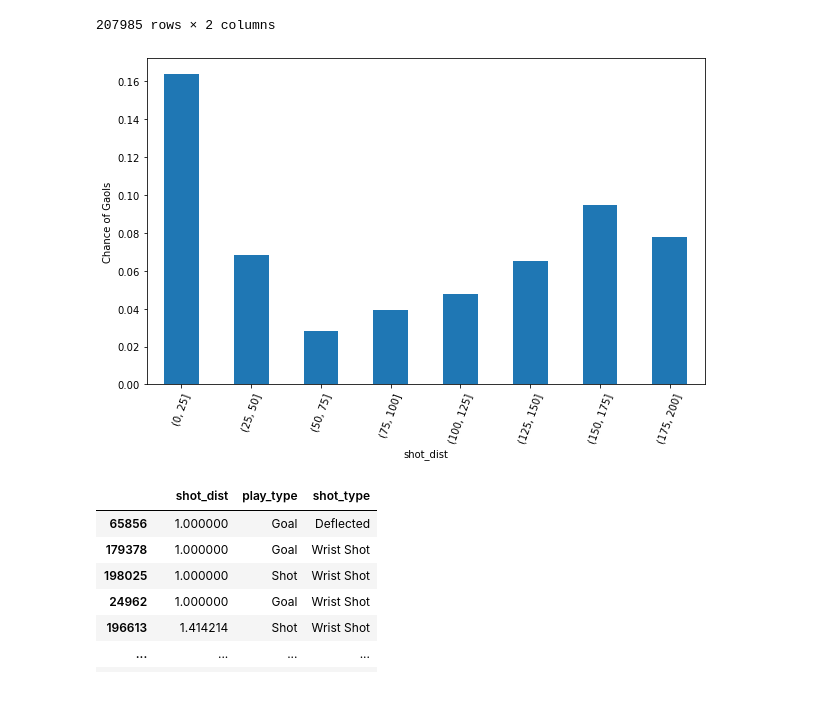
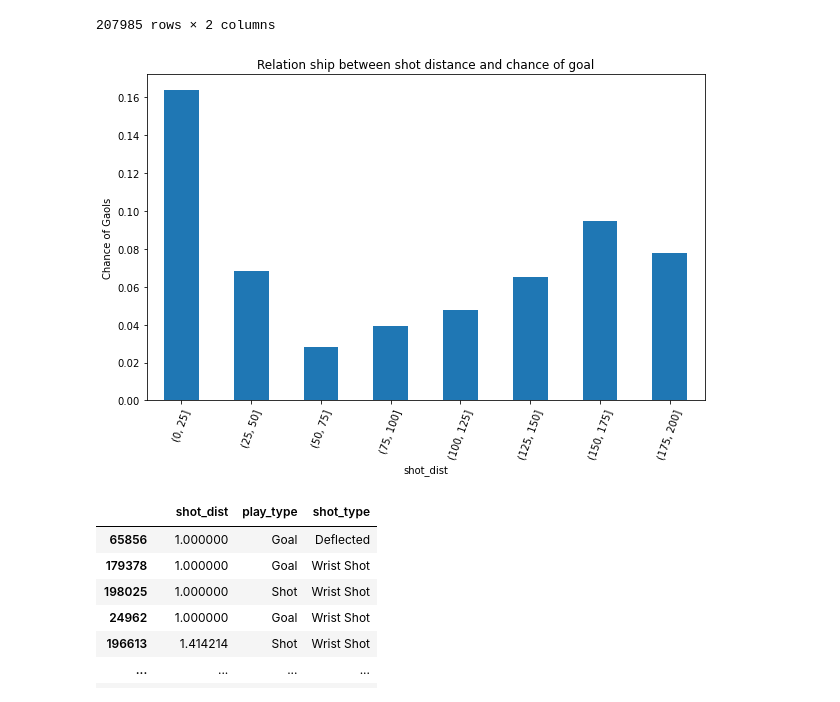
Before and after one commit to hfereidouni/DataScience, a Jupyter notebook: CodeBase/visualization_pt1.ipynb, the cells around one changed output. Saved outputs shown, nothing was run; the diff lists cells and outputs as text; code cells hidden in the pictures.

```diff
--- a/CodeBase/visualization_pt1.ipynb
+++ b/CodeBase/visualization_pt1.ipynb
@@ -122,25 +123,26 @@ df_1820_filtered
 # %%
 df_dist = df_1820_filtered[["play_type","shot_dist"]]
 max_dist = np.sqrt((100*2)**2+42.5**2)
 bins=list(range(0,round(max_dist),25))
 df_1820_filtered_shot = df_1820_filtered #[df_1820_filtered["play_type"]=="Shot"]
 df_1820_filtered_goal = df_1820_filtered[df_1820_filtered["play_type"]=="Goal"]
 shot_count=pd.DataFrame(pd.cut(df_1820_filtered_shot["shot_dist"],bins=bins)).reset_index()
 shot_count= shot_count.groupby("shot_dist").agg("count")
 shot_count = shot_count.rename(columns={'index': 'Shots'})
 
 goal_count=pd.DataFrame(pd.cut(df_1820_filtered_goal["shot_dist"],bins=bins)).reset_index()
 goal_count= goal_count.groupby("shot_dist").agg("count")
 goal_count = goal_count.rename(columns={'index': 'Goals'})
 
 shot_goal_1820 = pd.concat([shot_count,goal_count],axis=1)
 shot_goal_1820["Percentage"] = shot_goal_1820["Goals"]/shot_goal_1820["Shots"]
 shot_goal_1820["Percentage"].plot.bar(rot=70,figsize=(10, 6))
 
+plt.title("Relation ship between shot distance and chance of goal")
 plt.ylabel("Chance of Gaols")
 plt.show()
 # %% [output]
-[figure, old version]
+[figure, new version]
 # %%
 df_1820_whole = df_1820[["shot_dist","play_type","shot_type"]]
 idx = ~pd.isna(df_1820_dist["shot_dist"])
```
Also changed, not shown: parts of 2 cells of this notebook.
